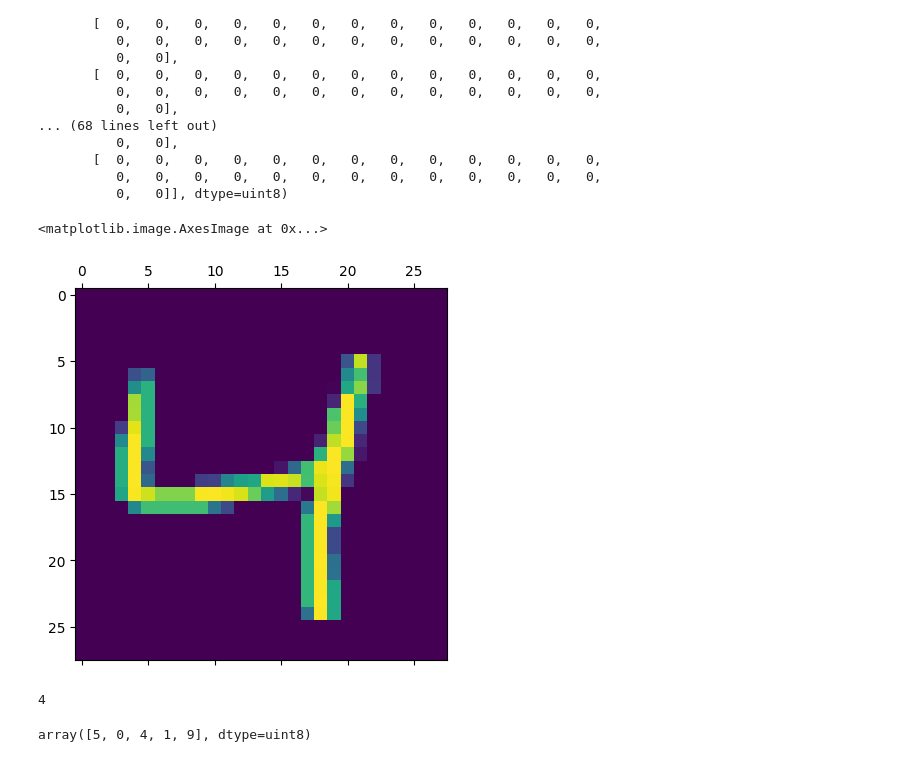
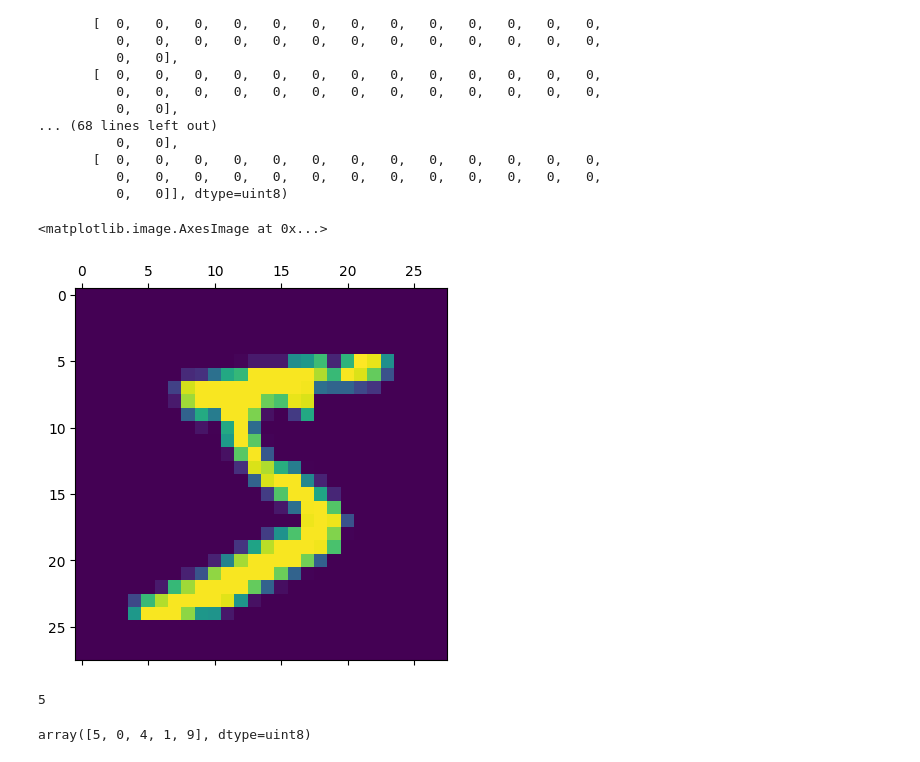
Before and after one commit to mahajan2255/Daily-progress, a Jupyter notebook: deeplearning.ipynb, the cells around one changed output. Drawn from its saved outputs; the diff is of its cells as text; code cells hidden in the pictures.

```diff
--- a/deeplearning.ipynb
+++ b/deeplearning.ipynb
@@ -44,14 +44,14 @@ array([[  0,   0,   0,   0,   0,   0,   0,   0,   0,   0,   0,   0,   0,
           0,   0,   0,   0,   0,   0,   0,   0,   0,   0,   0,   0,   0,
           0,   0]], dtype=uint8)
 # %%
-plt.matshow(X_train[2])
+plt.matshow(X_train[0])
 # %% [output]
 <matplotlib.image.AxesImage at 0x...>
-[figure, old version]
+[figure, new version]
 # %%
-y_train[2]
+y_train[0]
 # %% [output]
-4
+5
 # %%
 y_train[:5]
 # %% [output]
```
Also changed, not shown: parts of 11 cells of this notebook.
